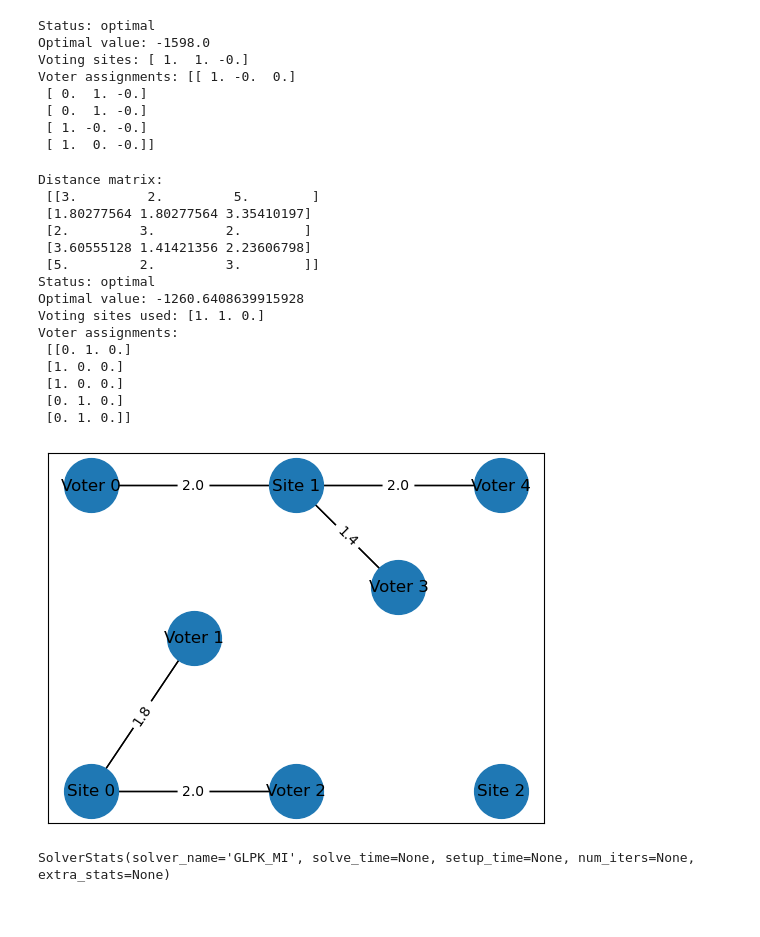
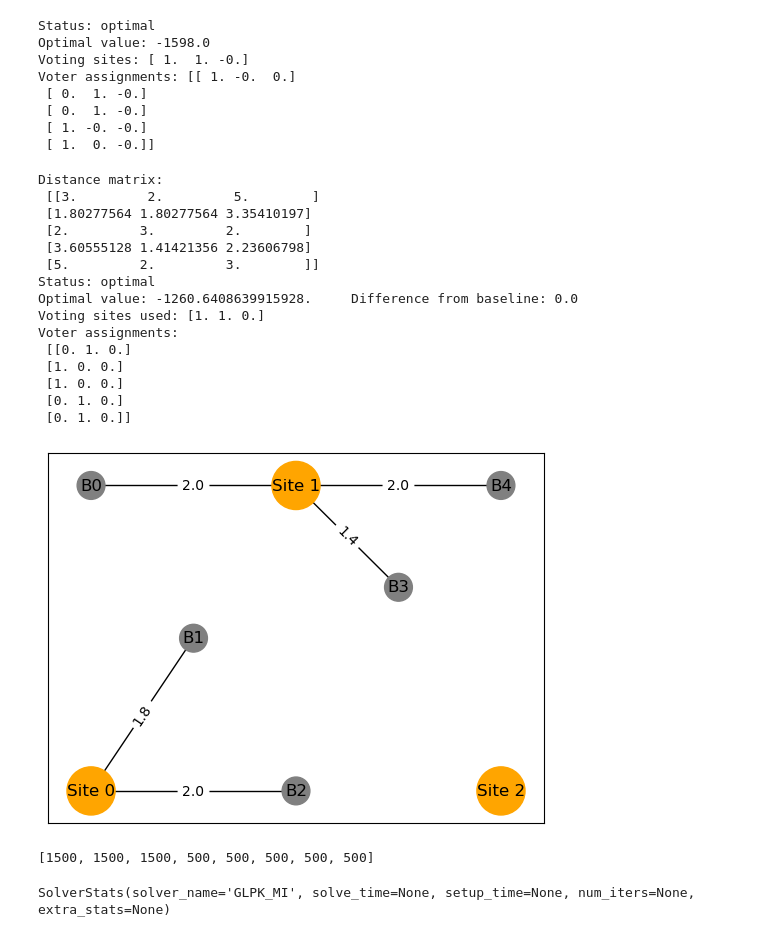
Before and after one commit to mingrkang/conda, a Jupyter notebook: optimization test.ipynb, the cells around one changed output. Cells and saved outputs as stored; diff of their text form; code cells hidden in the pictures.

```diff
--- a/optimization test.ipynb
+++ b/optimization test.ipynb
@@ -351,17 +352,26 @@ from scipy.spatial import distance
 
 
 
-# Toy example with 5 census blocks, 3 sites
+# Baseline scenario: 5 census blocks, 3 sites
 v = np.array([400,400,400,400,400])     # no. of voters in each Census block
-c = np.array([1,1,1])                   # operating costs for each site.
+c = np.array([1,1,1])                   # operating costs for each site
 k = np.array([1200,1200,1200])          # site capacities
+BASELINE_VALUE = -1260.6408639915928    # computed value of objective for comparing with experiments
+
 #k = np.array([400,400,1200])
 b = 3                                   # budget for operating sites.  Identical values for c reduces the budget constraint to a maximum total no. of sites
 
 
 # (x,y) coordinates for voting sites and Census block centroids
 sites = {'Site 0':(0,0),'Site 1':(2,3),'Site 2':(4,0)}
-voters = {'Voter 0':(0,3),'Voter 1':(1,1.5),'Voter 2':(2,0),'Voter 3':(3,2),'Voter 4':(4,3)}
+voters = {'B0':(0,3),'B1':(1,1.5),'B2':(2,0),'B3':(3,2),'B4':(4,3)}  # base scenario
+
+# EXPERIMENT SCENARIO PARAMETERS - uncomment these before running to see results
+#voters = {'B0':(0,3),'B1':(1,1.5),'B2':(2,0),'B3':(3,1),'B4':(4,3)}  # experiment #1 - move B3 closer to Site 2
+#c = np.array([10,1,1])                   # experiment #2 - increase operating cost for Site 0
+#k = np.array([1200,800,1200])          # experiment #3 - reduce site capacity for Site 1
+#c = np.array([10,1,1])                   # experiment #4 - increase operating cost for Site 0 AND increase capacity for site 1
+#k = np.array([1200,1600,1200])           # experiment #4 - increase operating cost for Site 0 AND increase capacity for site 1
 
 # Distance matrix
 site_coords = np.array([sites[j] for j in sites.keys()])
@@ -406,7 +416,7 @@ objective = c.T @ X - w * objective
 prob = cp.Problem(cp.Minimize(objective), constraints)
 prob.solve()
 print("Status:", prob.status)
-print("Optimal value:", prob.value)
+print("Optimal value: {0}. \tDifference from baseline: {1}".format(prob.value,prob.value-BASELINE_VALUE))
 print("Voting sites used:", X.value)
 print("Voter assignments:\n", Y.value)
 
@@ -415,7 +425,7 @@ print("Voter assignments:\n", Y.value)
 
 G = nx.Graph()
 G.add_nodes_from(["Site {}".format(j) for j in range(m)])
-G.add_nodes_from(["Voter {}".format(i) for i in range(n)])
+G.add_nodes_from(["B{}".format(i) for i in range(n)])
 
 def add_edge_to_graph(G, e1, e2, w):
     G.add_edge(e1, e2, weight=w)
@@ -423,41 +433,51 @@ def add_edge_to_graph(G, e1, e2, w):
 for i in range(n):
     for j in range(m):
         if X.value[j] > 0 and Y.value[i][j] > 0:
-            G.add_edge("Voter {}".format(i),"Site {}".format(j),weight=round(d[i][j],1))
+            G.add_edge("B{}".format(i),"Site {}".format(j),weight=round(d[i][j],1))
 
 #print(list(G.nodes))
 #print(list(G.edges))
 
+# Set node colors and sizes to differentiate sites and voters
+node_colors = ['orange']*len(sites)+['grey']*len(voters)
+#node_sizes = [1500]*len(sites)+[500]*len(voters)
+node_sizes = list(k) + list(v)
+
 fig, ax = plt.subplots()
 # draw nodes and labels
-nx.draw(G, pos=sites|voters, node_color='k', ax=ax)
-nx.draw(G, pos=sites|voters, node_size=1500, ax=ax)
+nx.draw(G, pos=sites|voters, node_color=node_colors, node_size = node_sizes, ax=ax)
+#nx.draw(G, pos=sites|voters, node_color='k', ax=ax)
+#nx.draw(G, pos=sites|voters, node_size=1500, ax=ax)
 nx.draw_networkx_labels(G, pos=sites|voters)
 ## draw edge weights (distance to site)
 labels = nx.get_edge_attributes(G, 'weight')
 nx.draw_networkx_edge_labels(G, sites|voters, edge_labels=labels, ax=ax)
 plt.axis("on")
 #ax.set_xlim(0,5)
 #ax.set_ylim(0,5)
 #ax.tick_params(left=True, bottom=True, labelleft=True, labelbottom=True)
 plt.show()
 # %% [output]
 Distance matrix:
  [[3.         2.         5.        ]
  [1.80277564 1.80277564 3.35410197]
  [2.         3.         2.        ]
  [3.60555128 1.41421356 2.23606798]
  [5.         2.         3.        ]]
 Status: optimal
-Optimal value: -1260.6408639915928
+Optimal value: -1260.6408639915928.     Difference from baseline: 0.0
 Voting sites used: [1. 1. 0.]
 Voter assignments:
  [[0. 1. 0.]
  [1. 0. 0.]
  [1. 0. 0.]
  [0. 1. 0.]
  [0. 1. 0.]]
-[figure, old version]
+[figure, new version]
+# %%
+[1500]*3+[500]*5
+# %% [output]
+[1500, 1500, 1500, 500, 500, 500, 500, 500]
 # %%
 prob.solver_stats
 # %% [output]
```
Also changed, not shown: parts of 14 cells of this notebook, 5 other files.
